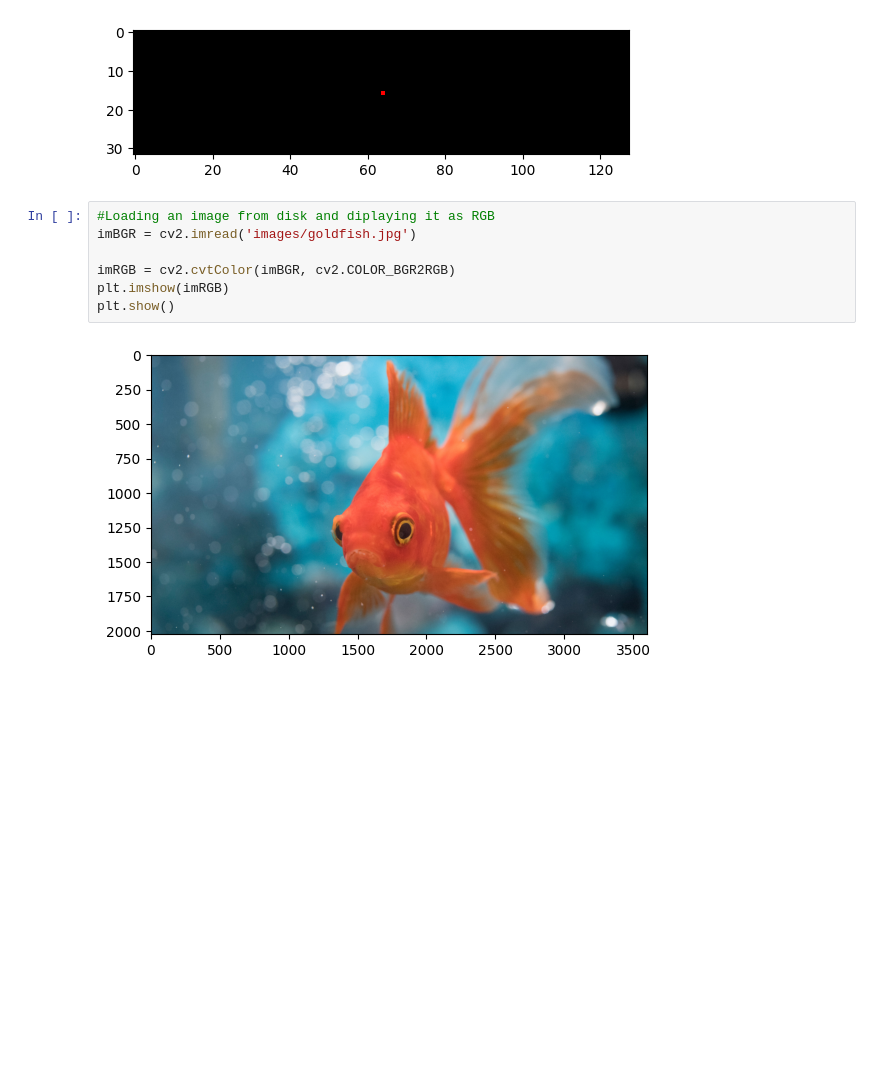
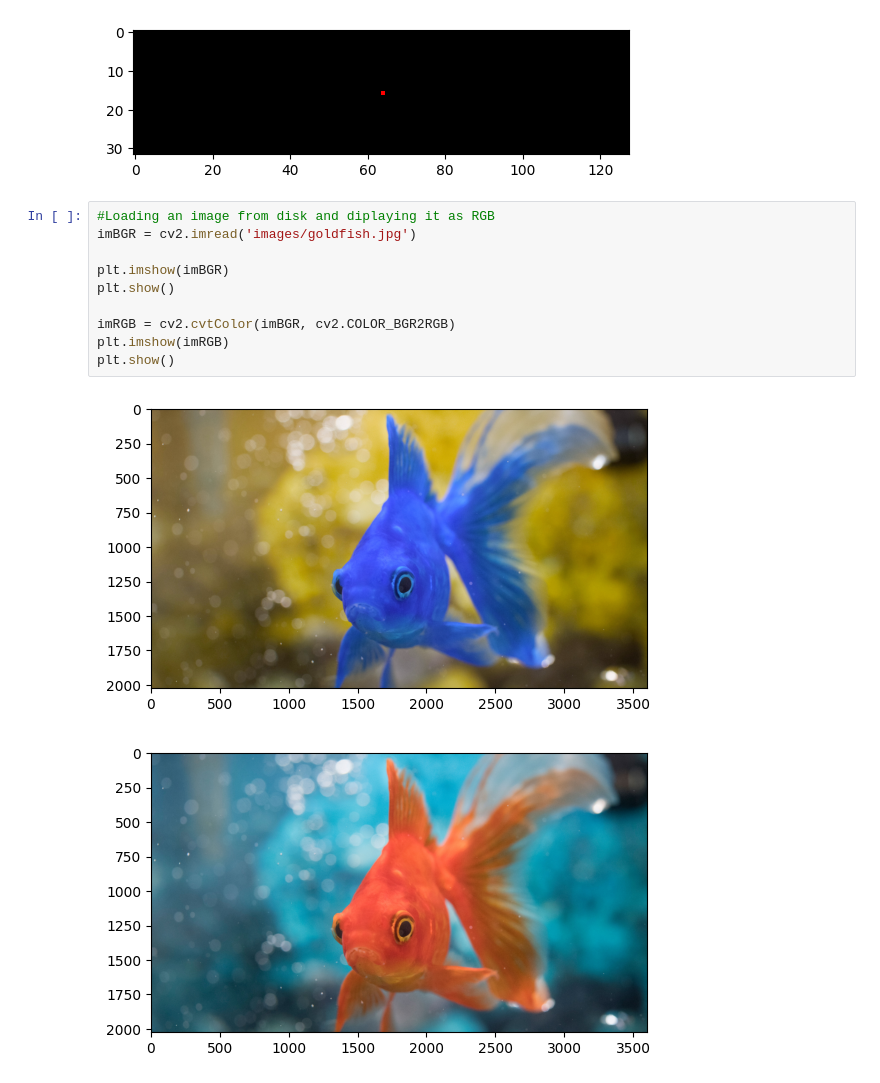
Before and after one commit to svabela5/IPVCLectures, a Jupyter notebook: lecture2.ipynb, the cells around one changed output. Saved outputs shown, nothing was run; the diff lists cells and outputs as text; blank space fills up the shorter version.

```diff
--- a/lecture2.ipynb
+++ b/lecture2.ipynb
@@ -78,9 +78,13 @@ plt.show()
 # %%
 #Loading an image from disk and diplaying it as RGB
 imBGR = cv2.imread('images/goldfish.jpg')
 
+plt.imshow(imBGR)
+plt.show()
+
 imRGB = cv2.cvtColor(imBGR, cv2.COLOR_BGR2RGB)
 plt.imshow(imRGB)
 plt.show()
 # %% [output]
-[figure, old version]
+[figure, new version]
+[figure, added]
```
Also changed, not shown: parts of 9 cells of this notebook, 1 other file.
